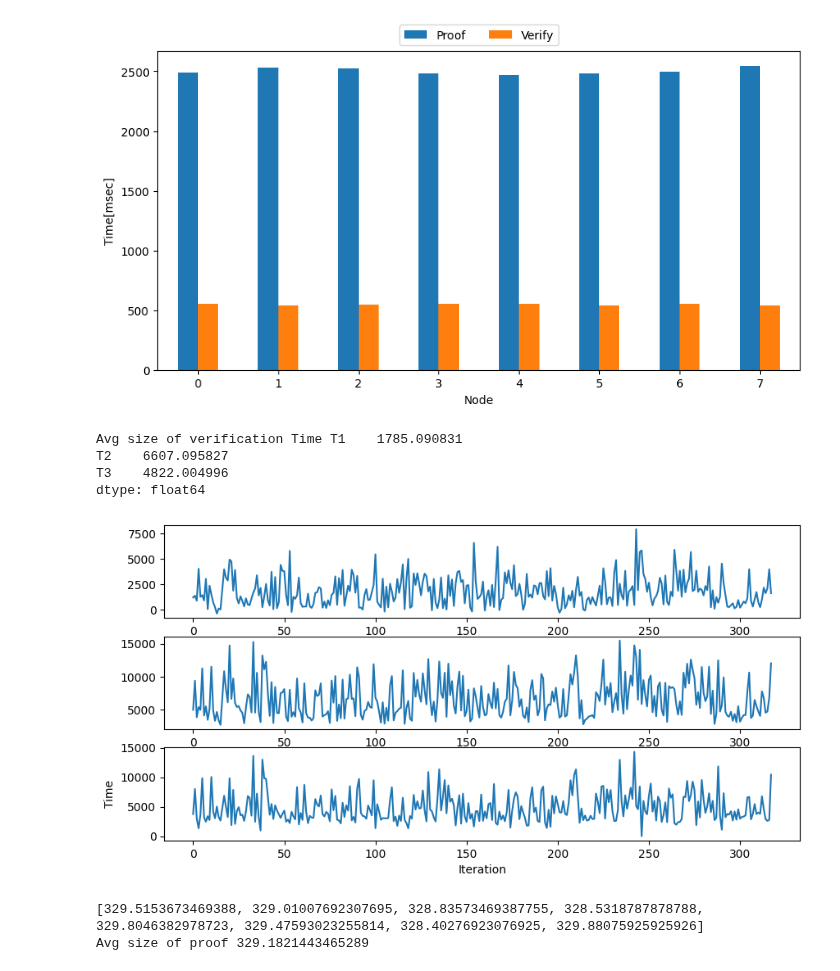
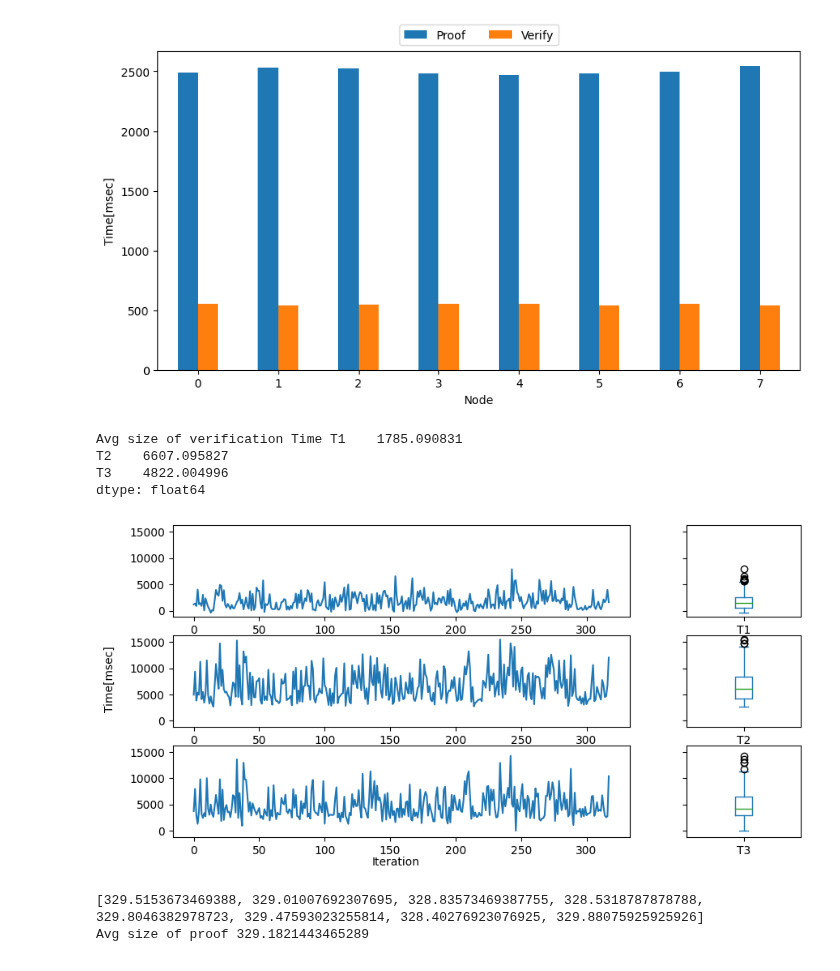
Before and after one commit to JunwookHeo/bcsos, a Jupyter notebook: python_utils/VisualPoS.ipynb, the cells around one changed output. Saved outputs shown, nothing was run; the diff lists cells and outputs as text; code cells hidden in the pictures.

Commit message:
Changes to be committed: 	modified:   python_utils/VisualPoS.ipynb

```diff
--- a/python_utils/VisualPoS.ipynb
+++ b/python_utils/VisualPoS.ipynb
@@ -162,40 +162,46 @@ Avg Verif[msec] 548.2130039205156
 from matplotlib import pyplot as plt
 
 unit = 1000 #kbyte
 dfs = load_data_from_db(fdbs, 'veriftbl')
 timelastblock = []
 timercvlastblock = []
 timercvpos = []
 for i, df in enumerate(dfs):
     timelastblock.append(df['timelastblock'])
     timercvlastblock.append(df['timercvlastblock'])
     timercvpos.append(df['timercvpos'])
 node = 4
 ch_list = [timelastblock[node], timercvlastblock[node], timercvpos[node]]
 bdf = pd.DataFrame(ch_list).transpose()
 bdf.columns = ['Last Block', 'Receive Block', 'Receive PoS']
 
 tdf = pd.DataFrame()
 tdf['T1'] = (bdf['Receive Block'] - bdf['Last Block'])/1000000
 tdf['T2'] = (bdf['Receive PoS'] - bdf['Last Block'])/1000000
 tdf['T3'] = (bdf['Receive PoS'] - bdf['Receive Block'])/1000000
 
-fig, axes = plt.subplots(nrows=3, ncols=1, figsize=(10, 5))
-tdf['T1'].plot.line(ax=axes[0])
-tdf['T2'].plot.line(ax=axes[1])
-tdf['T3'].plot.line(ax=axes[2])
+fig, axes = plt.subplots(nrows=3, ncols=2, figsize=(10, 5), sharey=True, gridspec_kw={'width_ratios': [4, 1]})
+fig.text(0.04, 0.5, 'Time[msec]', va='center', rotation='vertical')
+fig.text(0.4, 0.04, 'Iteration', ha='center')
 
-plt.xlabel("Iteration")
-plt.ylabel("Time")
+tdf['T1'].plot.line(ax=axes[0][0])
+tdf['T1'].plot.box(ax=axes[0][1])
+tdf['T2'].plot.line(ax=axes[1][0])
+tdf['T2'].plot.box(ax=axes[1][1])
+tdf['T3'].plot.line(ax=axes[2][0])
+tdf['T3'].plot.box(ax=axes[2][1])
+
+# plt.xlabel("Iteration")
+# plt.ylabel("Time")
 plt.savefig('Verifcation_Time.png', dpi=300, bbox_inches='tight')
 
 print('Avg size of verification Time', tdf.mean())
 # %% [output]
 Avg size of verification Time T1    1785.090831
 T2    6607.095827
 T3    4822.004996
 dtype: float64
-[figure, old version]
+[figure, new version]
 # %%
 # Avg. Size chart for proof
 from matplotlib import pyplot as plt
```
